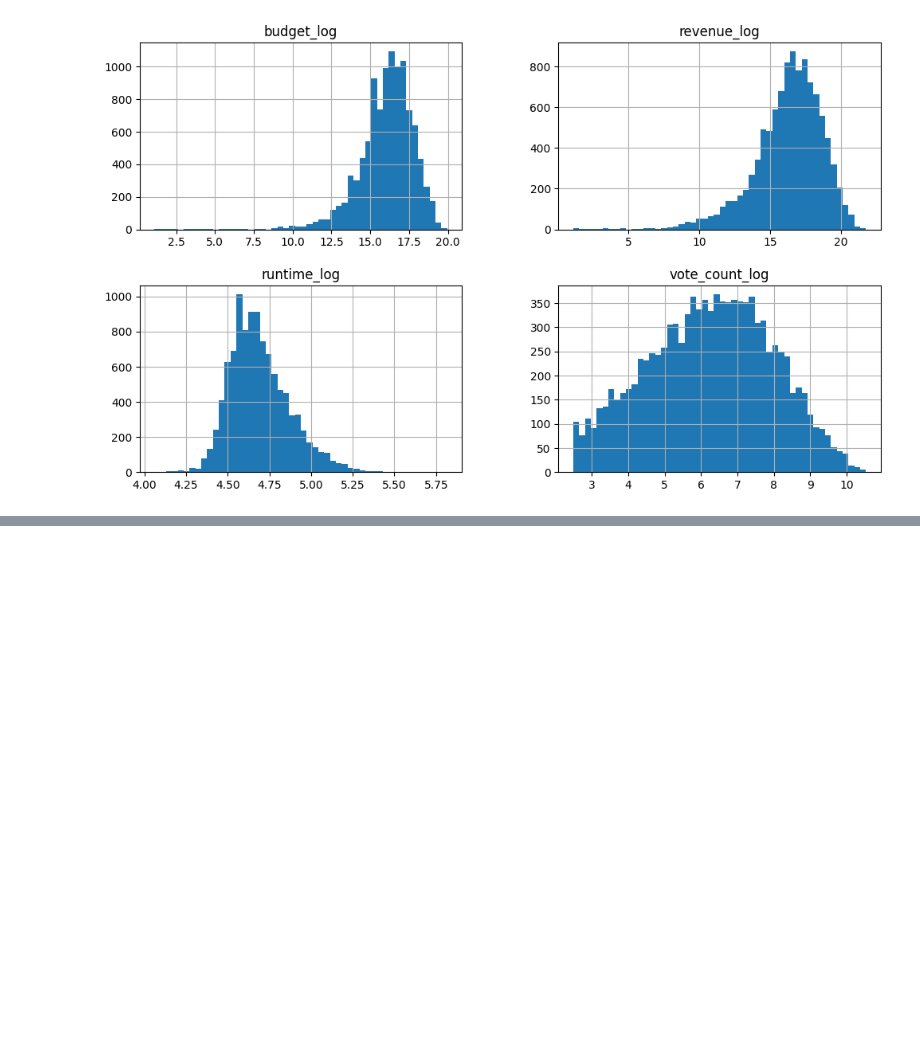
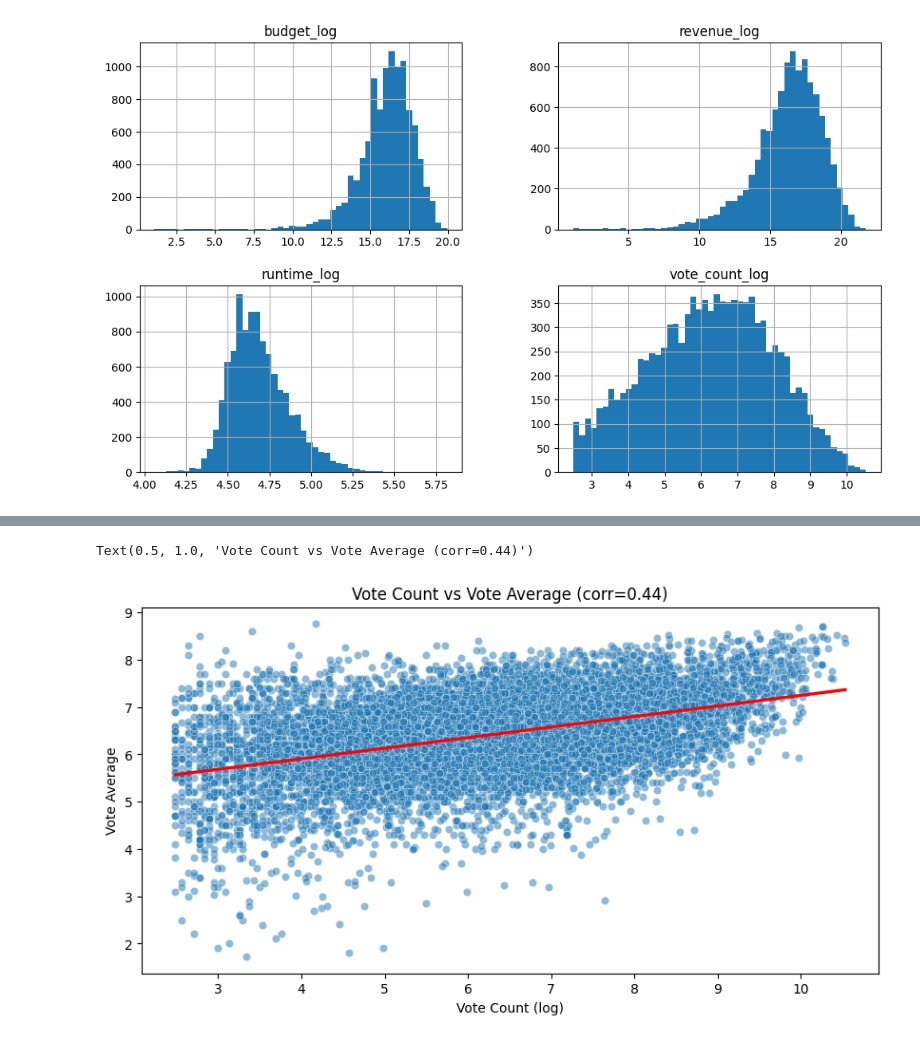
Before and after one commit to willmizer/movie_data_analysis, a Jupyter notebook: eda/eda_clean.ipynb, the cells around one changed output, grey strips where cells are left out. Saved outputs shown, nothing was run; the diff lists cells and outputs as text; code cells hidden in the pictures; blank space fills up the shorter version.

```diff
--- a/eda/eda_clean.ipynb
+++ b/eda/eda_clean.ipynb
@@ -102,0 +125,12 @@ array([[<Axes: title={'center': 'budget_log'}>,
+# %%
+# vote count vs vote average correlation (in title) with line
+corr_vote = df_plot['vote_count_log'].corr(df_plot['vote_average'])
+plt.figure(figsize=(10,5))
+sns.scatterplot(x='vote_count_log', y='vote_average', data=df_plot, alpha=0.5)
+sns.regplot(x='vote_count_log', y='vote_average', data=df_plot, scatter=False, color='red')
+plt.xlabel('Vote Count (log)')
+plt.ylabel('Vote Average')
+plt.title(f'Vote Count vs Vote Average (corr={corr_vote:.2f})')
+# %% [output]
+Text(0.5, 1.0, 'Vote Count vs Vote Average (corr=0.44)')
+[figure, added]
```
Also changed, not shown: parts of 16 cells of this notebook.
